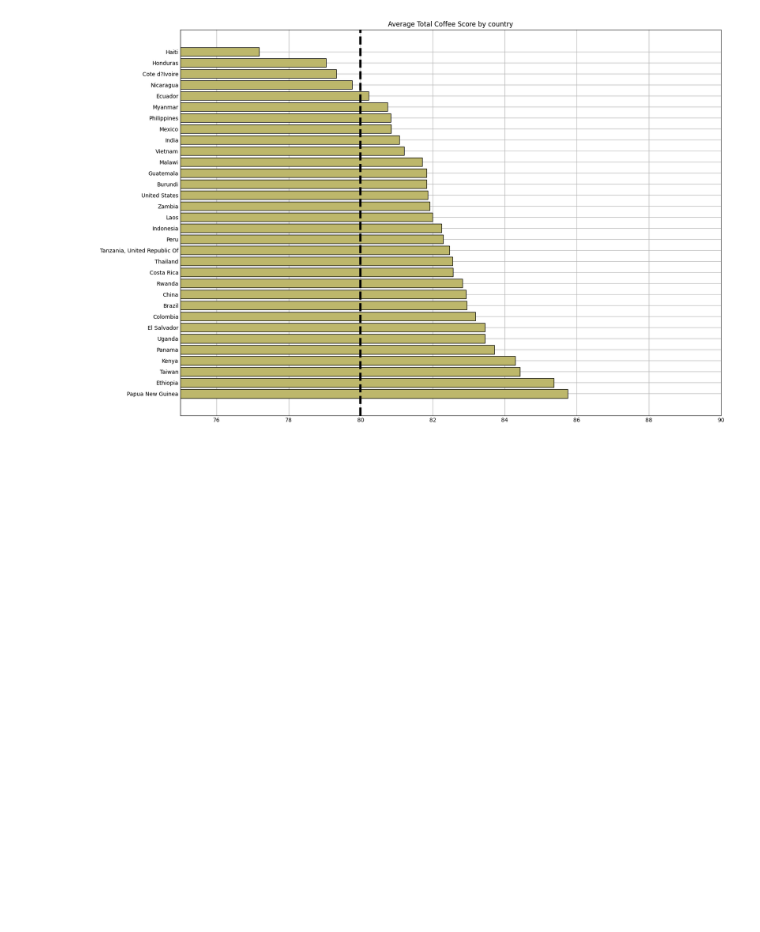
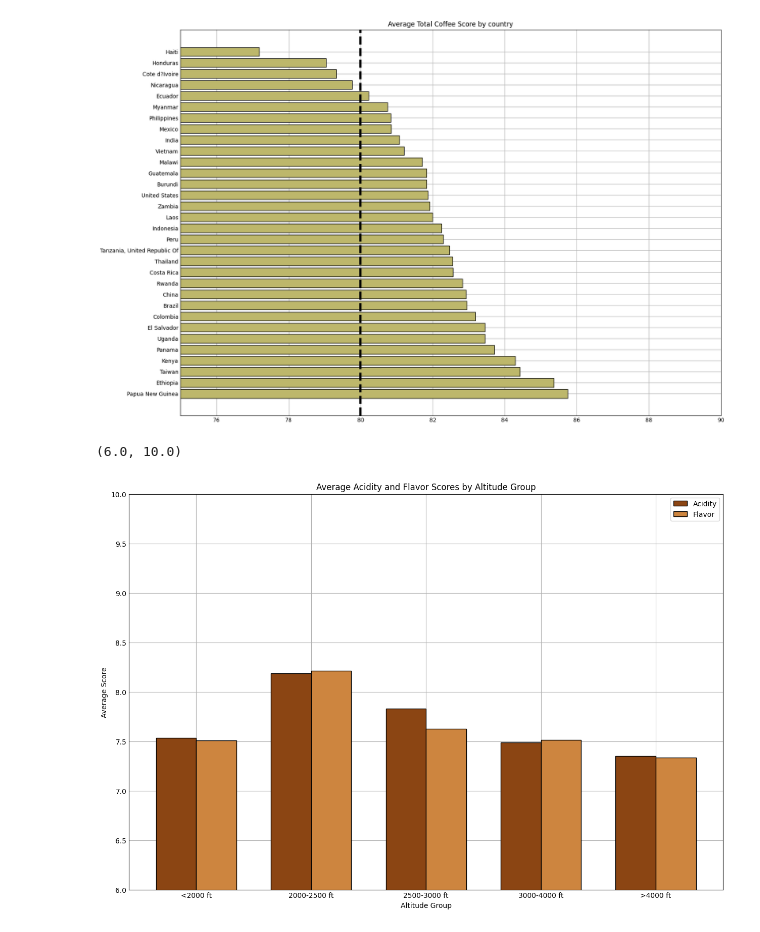
Before and after one commit to TroyH-21/Troy-Heroldt-cs130-project, a Jupyter notebook: analysis.ipynb, the cells around one changed output. Cells and saved outputs as stored; diff of their text form; code cells hidden in the pictures; blank space fills up the shorter version.

Commit message:
Added new visualization of the average acidity and flavor scores by altitude group

```diff
--- a/analysis.ipynb
+++ b/analysis.ipynb
@@ -164,3 +101,60 @@ plt.axvline(x=80, color='black', linestyle='--', linewidth=4) # Adds the special
 # %% [output]
 <matplotlib.lines.Line2D at 0x...>
 [figure]
+# %%
+# Altitudes affect on acidity and flavor scores
+#NOTE: I can't use the dataframe plot functions because I had to bucket the altitudes into groups
+
+# Rename the columns to be more concise and easier to work with
+coffee = coffee.rename(columns={"Location.Altitude.Average": "Altitude",
+                       "Data.Scores.Acidity": "Acidity",
+                       "Data.Scores.Flavor": "Flavor"})
+
+# Organize the altitudes into 6 groupings
+very_low_alt = coffee.loc[coffee["Altitude"] < 2000] # less that 2000 feet
+low_alt = coffee.loc[(coffee["Altitude"] >= 2000) & (coffee["Altitude"] < 2500)] # between 2000 and 2500 feet
+medium_alt = coffee.loc[(coffee["Altitude"] >= 2500) & (coffee["Altitude"] < 3000)] # between 2500 and 3000 feet
+high_alt = coffee.loc[(coffee["Altitude"] >= 3000) & (coffee["Altitude"] <= 4000)] # between 3000 and 4000 feet
+very_high_alt = coffee.loc[coffee["Altitude"] > 4000] # 4000 feet or higher
+
+# Find the average scores for any score type by altitude group
+def avg_score_by_altitude_group(altitude_group, score):
+    avg_score = altitude_group[score].mean()
+    return avg_score
+
+# Find average scores for acidity
+avg_acidity_very_low_alt = avg_score_by_altitude_group(very_low_alt, "Acidity")
+avg_acidity_low_alt = avg_score_by_altitude_group(low_alt, "Acidity")
+avg_acidity_medium_alt = avg_score_by_altitude_group(medium_alt, "Acidity")
+avg_acidity_high_alt = avg_score_by_altitude_group(high_alt, "Acidity")
+avg_acidity_very_high_alt = avg_score_by_altitude_group(very_high_alt, "Acidity")
+
+# Find average scores for flavor
+avg_flavor_very_low_alt = avg_score_by_altitude_group(very_low_alt, "Flavor")
+avg_flavor_low_alt = avg_score_by_altitude_group(low_alt, "Flavor")
+avg_flavor_medium_alt = avg_score_by_altitude_group(medium_alt, "Flavor")
+avg_flavor_high_alt = avg_score_by_altitude_group(high_alt, "Flavor")
+avg_flavor_very_high_alt = avg_score_by_altitude_group(very_high_alt, "Flavor")
+
+#Plot a double bar graph to compare the average acidity and flavor scores for each altitude group
+altitude_groups = ["<2000 ft", "2000-2500 ft", "2500-3000 ft", "3000-4000 ft", ">4000 ft"]
+avg_acidity_scores = [avg_acidity_very_low_alt, avg_acidity_low_alt, avg_acidity_medium_alt, avg_acidity_high_alt, avg_acidity_very_high_alt]
+avg_flavor_scores = [avg_flavor_very_low_alt, avg_flavor_low_alt, avg_flavor_medium_alt, avg_flavor_high_alt, avg_flavor_very_high_alt]
+x = np.arange(len(altitude_groups))  # the label locations
+width = 0.35  # the width of the bars
+fig, ax = plt.subplots(figsize=(12, 8)) # Set the size of the figure to be wider
+rects1 = ax.bar(x - width/2, avg_acidity_scores, width, label='Acidity', color = "saddlebrown", edgecolor='black') # Bar for acidity scores
+rects2 = ax.bar(x + width/2, avg_flavor_scores, width, label='Flavor', color = "peru", edgecolor='black') # Bar for flavor scores
+ax.set_xlabel('Altitude Group')
+ax.set_ylabel('Average Score')
+ax.set_title('Average Acidity and Flavor Scores by Altitude Group')
+
+# Takes the label locations and sets the x-axis labels to be in the middle of the bars
+ax.set_xticks(x)
+ax.set_xticklabels(altitude_groups)
+
+ax.legend() # To label the bars with acidity and flavor
+ax.set_ylim(6,10) # With most beans being speciality grade small score differences matter a lot
+# %% [output]
+(6.0, 10.0)
+[figure, added]
```
Also changed, not shown: parts of 8 cells of this notebook.
